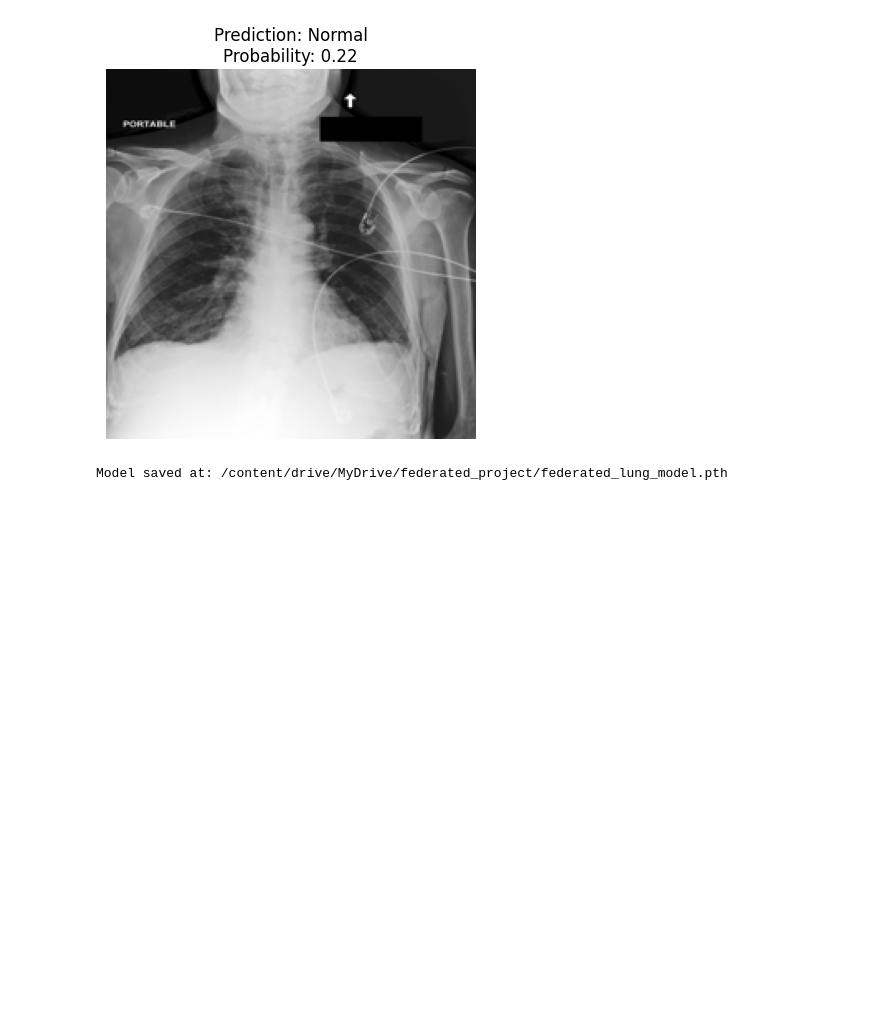
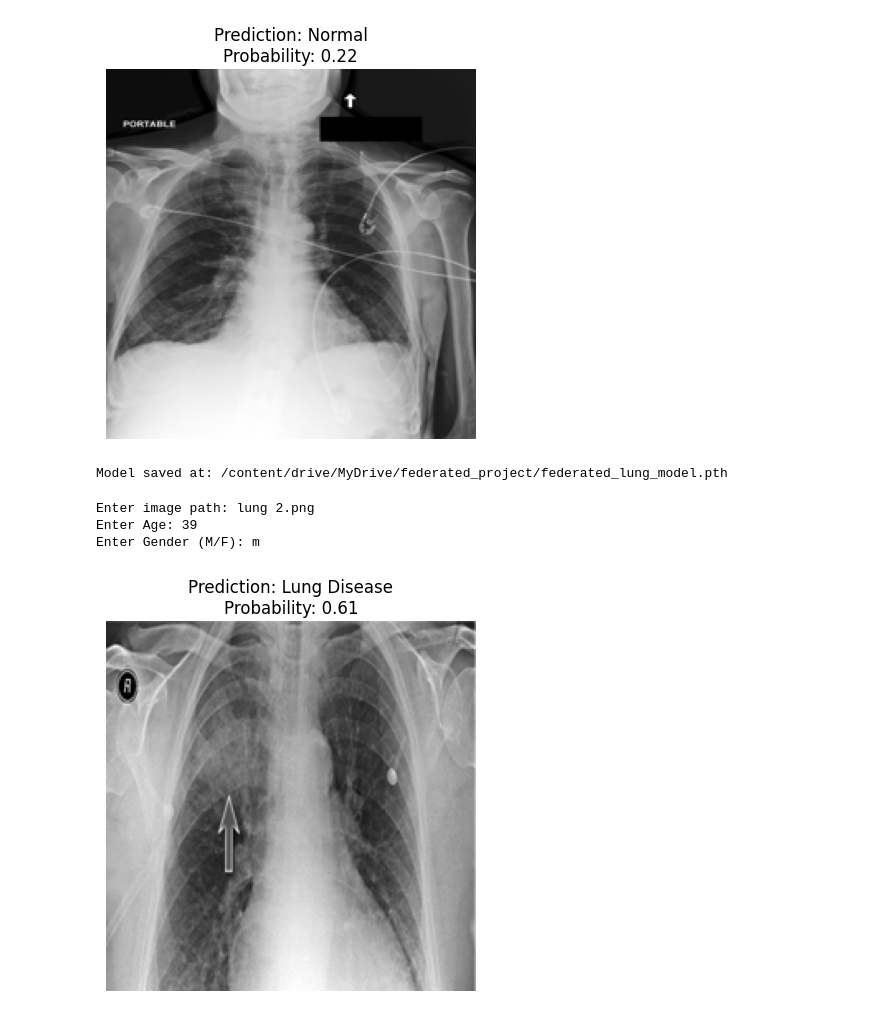
Before and after one commit to venkatvisarapu22/federated-lung-disease-detection, a Jupyter notebook: Federated_Learning_Lung_Disease_Prediction.ipynb, the cells around one changed output. Drawn from its saved outputs; the diff is of its cells as text; code cells hidden in the pictures; blank space fills up the shorter version.

Commit message:
Initial commit - Federated Lung Disease Project

```diff
--- a/Federated_Learning_Lung_Disease_Prediction.ipynb
+++ b/Federated_Learning_Lung_Disease_Prediction.ipynb
@@ -854,3 +850,39 @@ torch.save(global_model.state_dict(), MODEL_PATH)
 print("Model saved at:", MODEL_PATH)
 # %% [output]
 Model saved at: /content/drive/MyDrive/federated_project/federated_lung_model.pth
+# %%
+# ================================
+# LOCAL DEMO (NO COLAB)
+# ================================
+
+img_path = input("Enter image path: ")
+
+img = Image.open(img_path).convert("L")
+img = img.resize((224,224))
+img = np.array(img) / 255.0
+
+img = np.expand_dims(img, axis=0)
+img = np.expand_dims(img, axis=0)
+
+img = torch.tensor(img, dtype=torch.float32)
+
+age = float(input("Enter Age: "))
+gender = input("Enter Gender (M/F): ")
+gender = 1 if gender.upper() == "M" else 0
+
+clinical = torch.tensor([[age, gender]], dtype=torch.float32)
+
+with torch.no_grad():
+    pred = model(img, clinical).item()
+
+label = "Lung Disease" if pred >= 0.5 else "Normal"
+
+plt.imshow(img.squeeze(), cmap="gray")
+plt.title(f"Prediction: {label}\nProbability: {pred:.2f}")
+plt.axis("off")
+plt.show()
+# %% [output]
+Enter image path: lung 2.png
+Enter Age: 39
+Enter Gender (M/F): m
+[figure, added]
```
Also changed, not shown: parts of 2 cells of this notebook.
